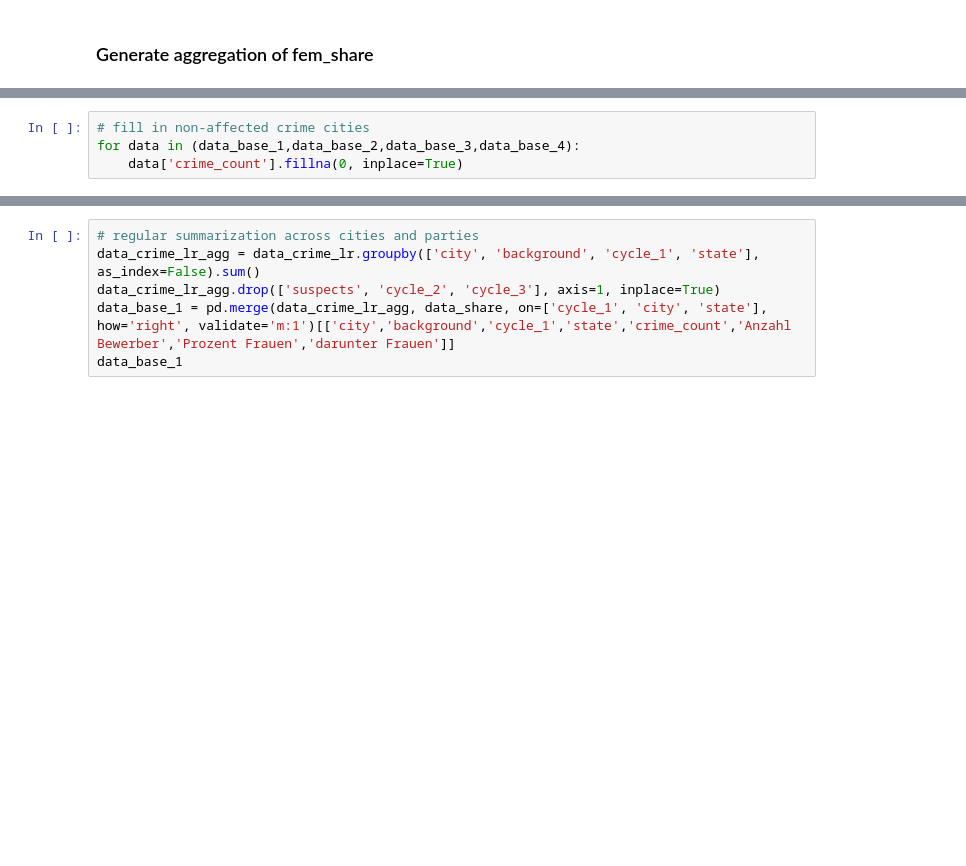
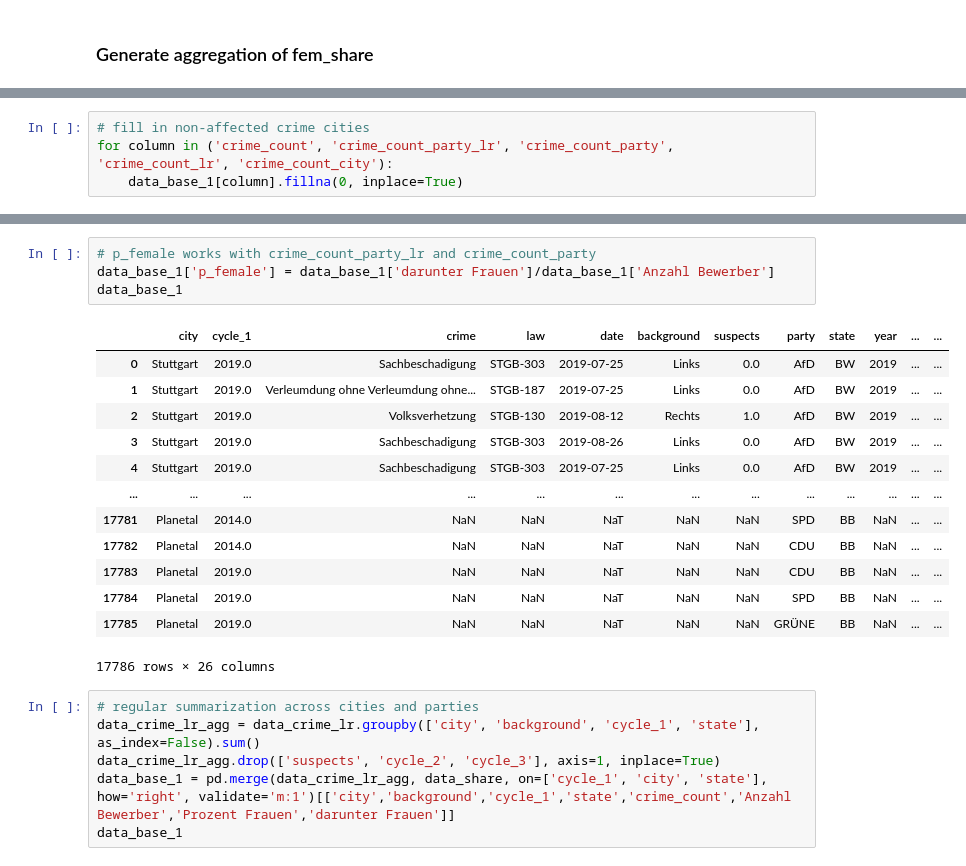
Before and after one commit to mariusgruenewald/pol_viol, a Jupyter notebook: merging_data.ipynb, the cells around one changed output, grey strips where cells are left out. Cells and saved outputs as stored; diff of their text form; blank space fills up the shorter version.

```diff
--- a/merging_data.ipynb
+++ b/merging_data.ipynb
@@ -200,4 +204,4 @@ data_base_1 = pd.merge(data_crime_high_agg, data_share, on=['cycle_1', 'city', '
 # %%
 # fill in non-affected crime cities
-for data in (data_base_1,data_base_2,data_base_3,data_base_4):
-    data['crime_count'].fillna(0, inplace=True)
+for column in ('crime_count', 'crime_count_party_lr', 'crime_count_party', 'crime_count_lr', 'crime_count_city'):
+    data_base_1[column].fillna(0, inplace=True)
@@ -220,3 +214,21 @@ data_share_lr
+# %%
+# p_female works with crime_count_party_lr and crime_count_party
+data_base_1['p_female'] = data_base_1['darunter Frauen']/data_base_1['Anzahl Bewerber']
+data_base_1
+# %% [output]
+|  | city | cycle_1 | crime | law | date | background | suspects | party | state | year | ... | ... |
+| 0 | Stuttgart | 2019.0 | Sachbeschadigung | STGB-303 | 2019-07-25 | Links | 0.0 | AfD | BW | 2019 | ... | ... |
+| 1 | Stuttgart | 2019.0 | Verleumdung ohne Verleumdung ohne... | STGB-187 | 2019-07-25 | Links | 0.0 | AfD | BW | 2019 | ... | ... |
+| 2 | Stuttgart | 2019.0 | Volksverhetzung | STGB-130 | 2019-08-12 | Rechts | 1.0 | AfD | BW | 2019 | ... | ... |
+| 3 | Stuttgart | 2019.0 | Sachbeschadigung | STGB-303 | 2019-08-26 | Links | 0.0 | AfD | BW | 2019 | ... | ... |
+| 4 | Stuttgart | 2019.0 | Sachbeschadigung | STGB-303 | 2019-07-25 | Links | 0.0 | AfD | BW | 2019 | ... | ... |
+| ... | ... | ... | ... | ... | ... | ... | ... | ... | ... | ... | ... | ... |
+| 17781 | Planetal | 2014.0 | NaN | NaN | NaT | NaN | NaN | SPD | BB | NaN | ... | ... |
+| 17782 | Planetal | 2014.0 | NaN | NaN | NaT | NaN | NaN | CDU | BB | NaN | ... | ... |
+| 17783 | Planetal | 2019.0 | NaN | NaN | NaT | NaN | NaN | CDU | BB | NaN | ... | ... |
+| 17784 | Planetal | 2019.0 | NaN | NaN | NaT | NaN | NaN | SPD | BB | NaN | ... | ... |
+| 17785 | Planetal | 2019.0 | NaN | NaN | NaT | NaN | NaN | GRÜNE | BB | NaN | ... | ... |
+17786 rows × 26 columns
 # %%
 # regular summarization across cities and parties
 data_crime_lr_agg = data_crime_lr.groupby(['city', 'background', 'cycle_1', 'state'], as_index=False).sum()
```
Also changed, not shown: parts of 18 cells of this notebook, 2 other files.
